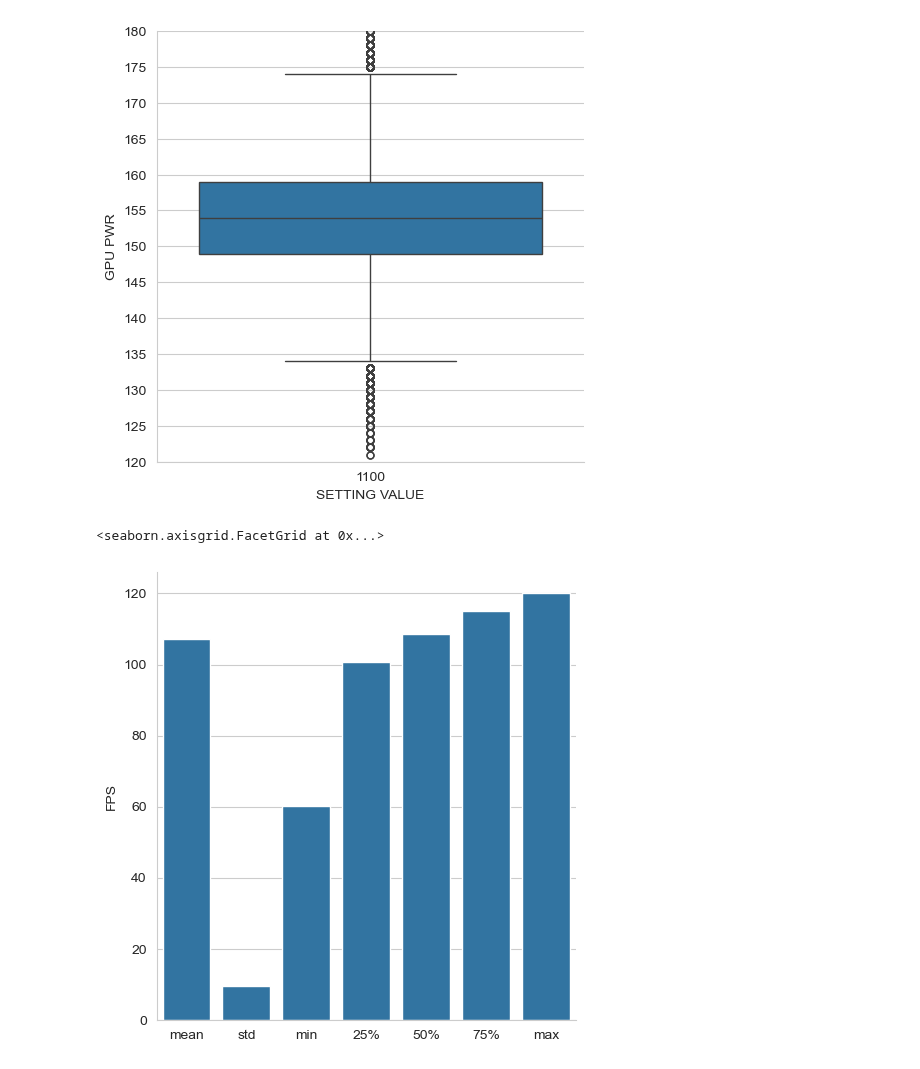
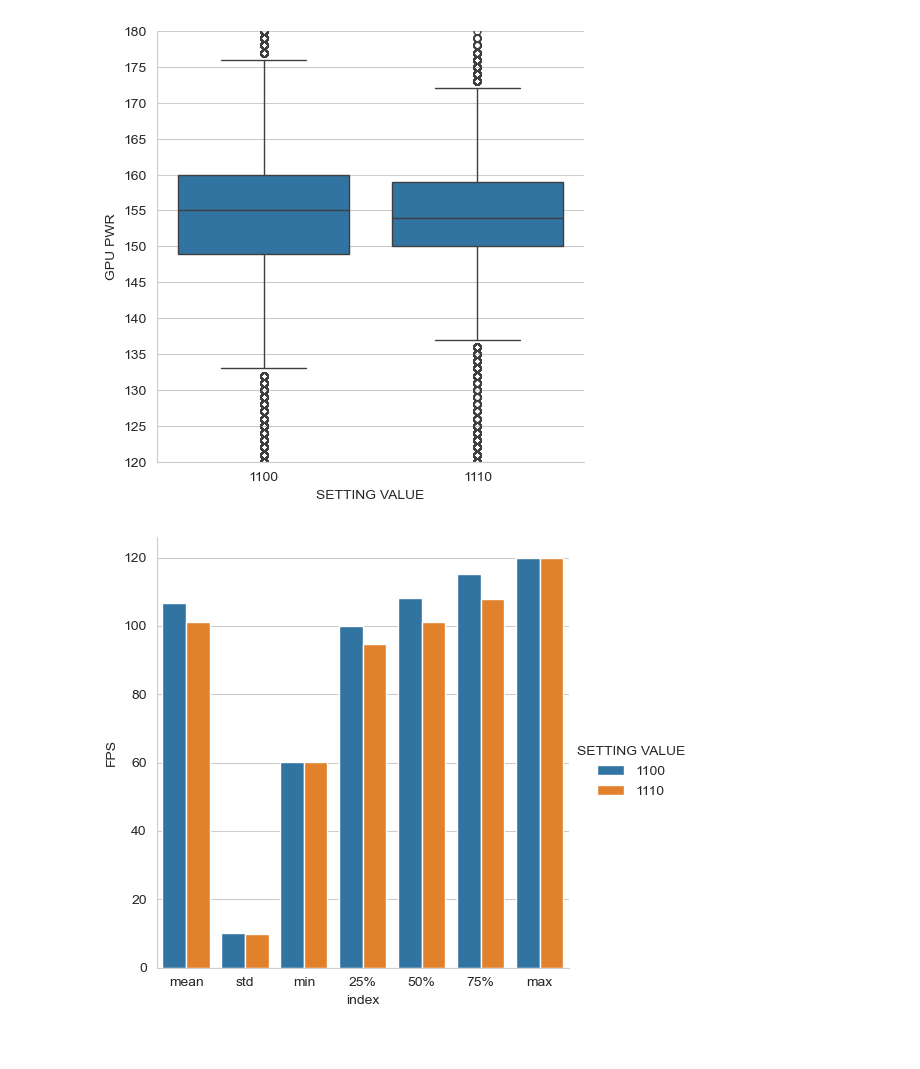
Before and after one commit to basil1015/gpu-performance-logs, a Jupyter notebook: Voltage.ipynb, the cells around one changed output. Saved outputs shown, nothing was run; the diff lists cells and outputs as text; code cells hidden in the pictures.

Commit message:
기술통계(Descriptive Statistics) 비교 추가

```diff
--- a/Voltage.ipynb
+++ b/Voltage.ipynb
@@ -28,7 +28,7 @@ for setting_value in setting_values:
     fps_dataframe, hardware_dataframe = pd.concat(fps_dataframes), pd.concat(hardware_dataframes)
     dataframe = pd.merge(fps_dataframe, hardware_dataframe, how='inner', on='TIME STAMP')
     dataframe.loc[:, 'SETTING VALUE'] = setting_value
-    filtered_dataframe = dataframe.loc[(dataframe['GPU UTIL'] >= 90) & (dataframe['FPS'] >= 60) & (dataframe['FPS'] <= 120)]
+    filtered_dataframe = dataframe.loc[(dataframe['FPS'] >= 60) & (dataframe['FPS'] <= 120)]
     performance_logs = pd.concat([performance_logs, filtered_dataframe], ignore_index=True)
 # %%
 performance_logs
@@ -100,12 +100,27 @@ hardware_g = sns.catplot(
 hardware_g.ax.set_ylim(120, 180)
 hardware_g.ax.yaxis.set_major_locator(ticker.MultipleLocator(5))
 # %% [output]
-[figure, old version]
+[figure, new version]
+# %%
+fps_describe = pd.concat(
+    [
+        performance_logs[performance_logs['SETTING VALUE'] == '1100']['FPS'].describe().drop('count'),
+        performance_logs[performance_logs['SETTING VALUE'] == '1110']['FPS'].describe().drop('count')
+    ],
+    axis=1,
+)
+fps_describe.columns = setting_values
+# %%
+melted_fps_describe = fps_describe.reset_index().melt(id_vars='index', var_name='SETTING VALUE', value_name='FPS')
 # %%
-sns.catplot(
-    data=performance_logs['FPS'].describe().drop('count'),
+fps_describe_g = sns.catplot(
+    data=melted_fps_describe,
     kind='bar',
+    x='index',
+    y='FPS',
+    hue='SETTING VALUE',
 )
+melted_fps_describe_g.set_axis_labels('Descriptive Statistics')
+melted_fps_describe_g.ax.yaxis.set_major_locator(ticker.MultipleLocator(5))
 # %% [output]
-<seaborn.axisgrid.FacetGrid at 0x...>
-[figure, old version]
+[figure, new version]
```
Also changed, not shown: parts of 5 cells of this notebook.
